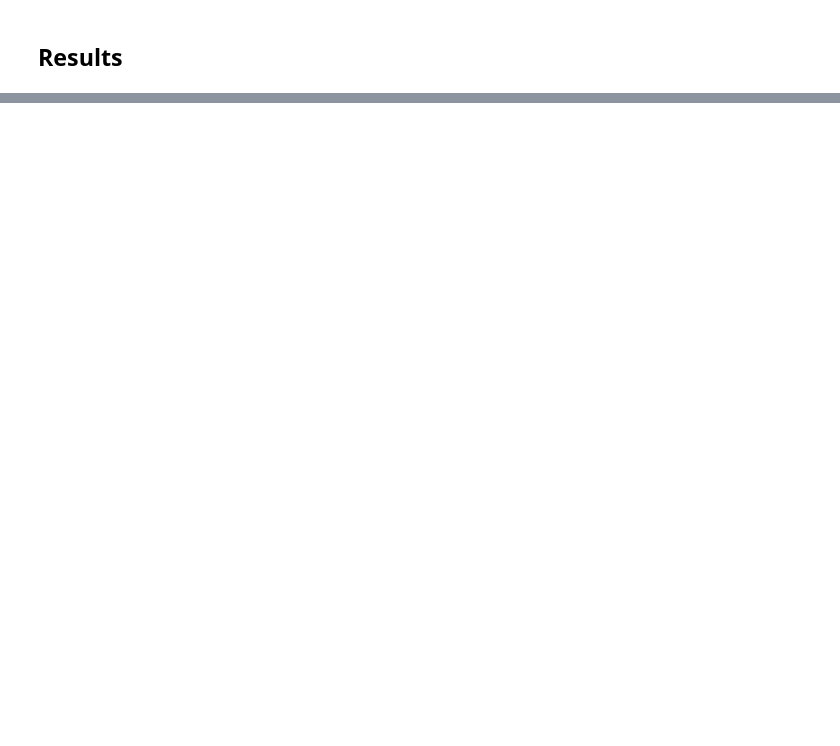
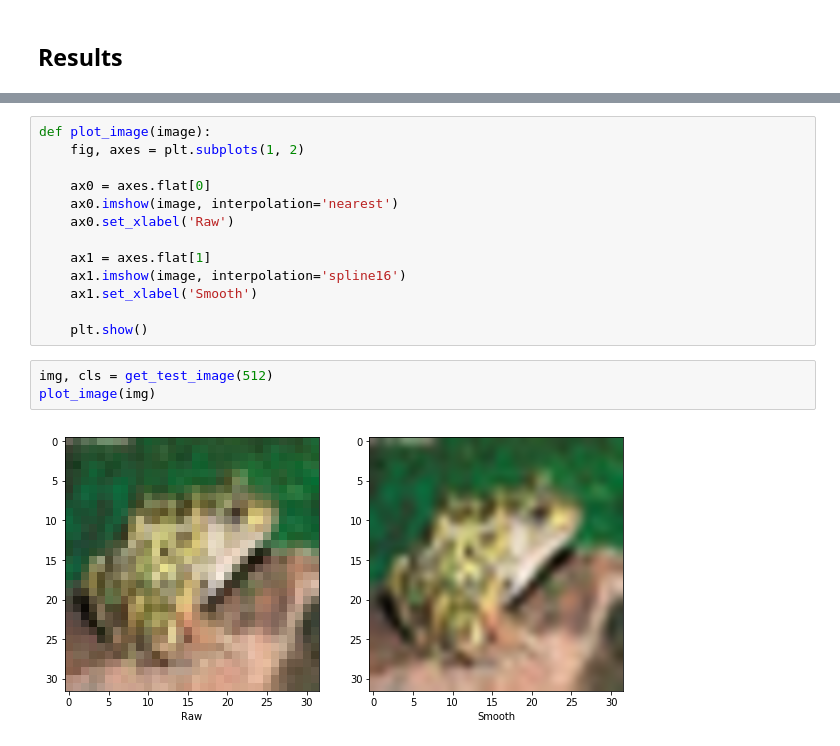
Before and after one commit to khvorov/tf-learn, a Jupyter notebook: cifar-10.ipynb, the cells around one changed output, grey strips where cells are left out. Saved outputs shown, nothing was run; the diff lists cells and outputs as text; blank space fills up the shorter version.

```diff
--- a/cifar-10.ipynb
+++ b/cifar-10.ipynb
@@ -419,0 +487,18 @@ print_test_accuracy(show_example_errors=True, show_confusion_matrix=True)
+# %%
+def plot_image(image):
+    fig, axes = plt.subplots(1, 2)
+
+    ax0 = axes.flat[0]
+    ax0.imshow(image, interpolation='nearest')
+    ax0.set_xlabel('Raw')
+
+    ax1 = axes.flat[1]
+    ax1.imshow(image, interpolation='spline16')
+    ax1.set_xlabel('Smooth')
+
+    plt.show()
+# %%
+img, cls = get_test_image(512)
+plot_image(img)
+# %% [output]
+[figure, added]
```
Also changed, not shown: parts of 17 cells of this notebook.
